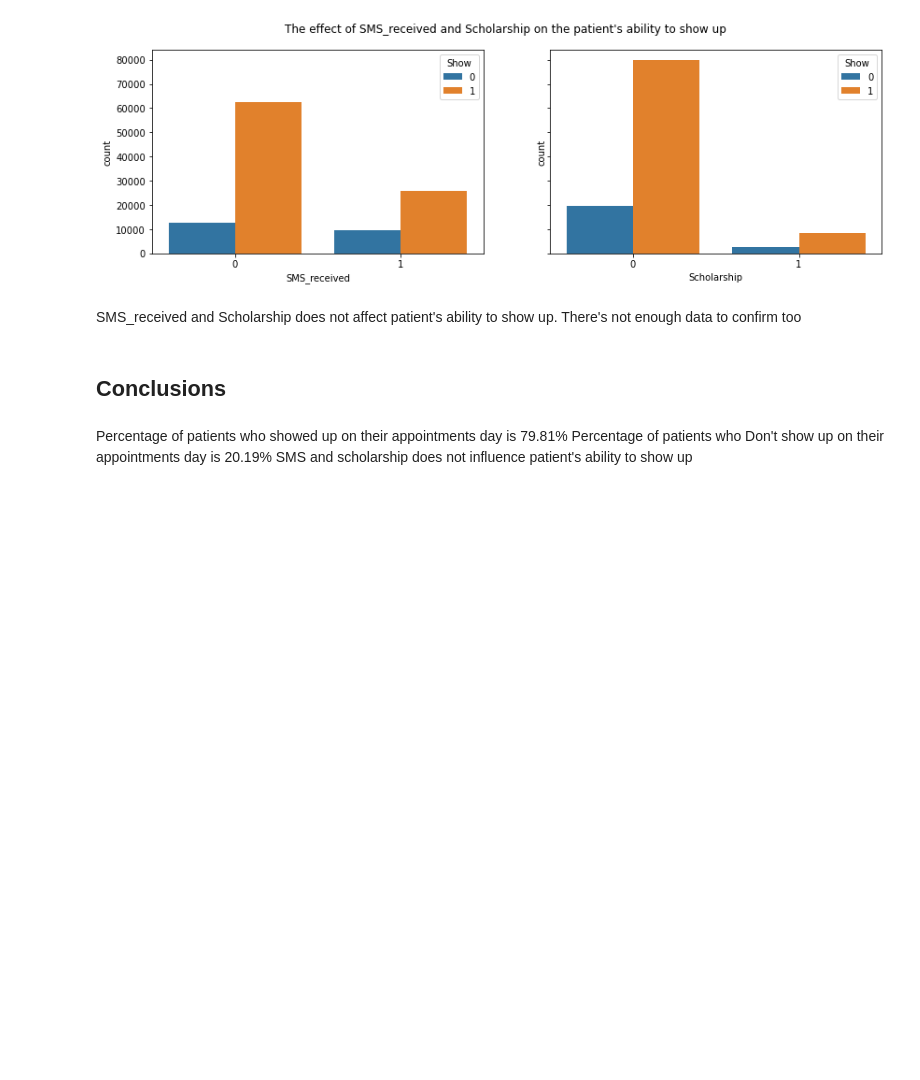
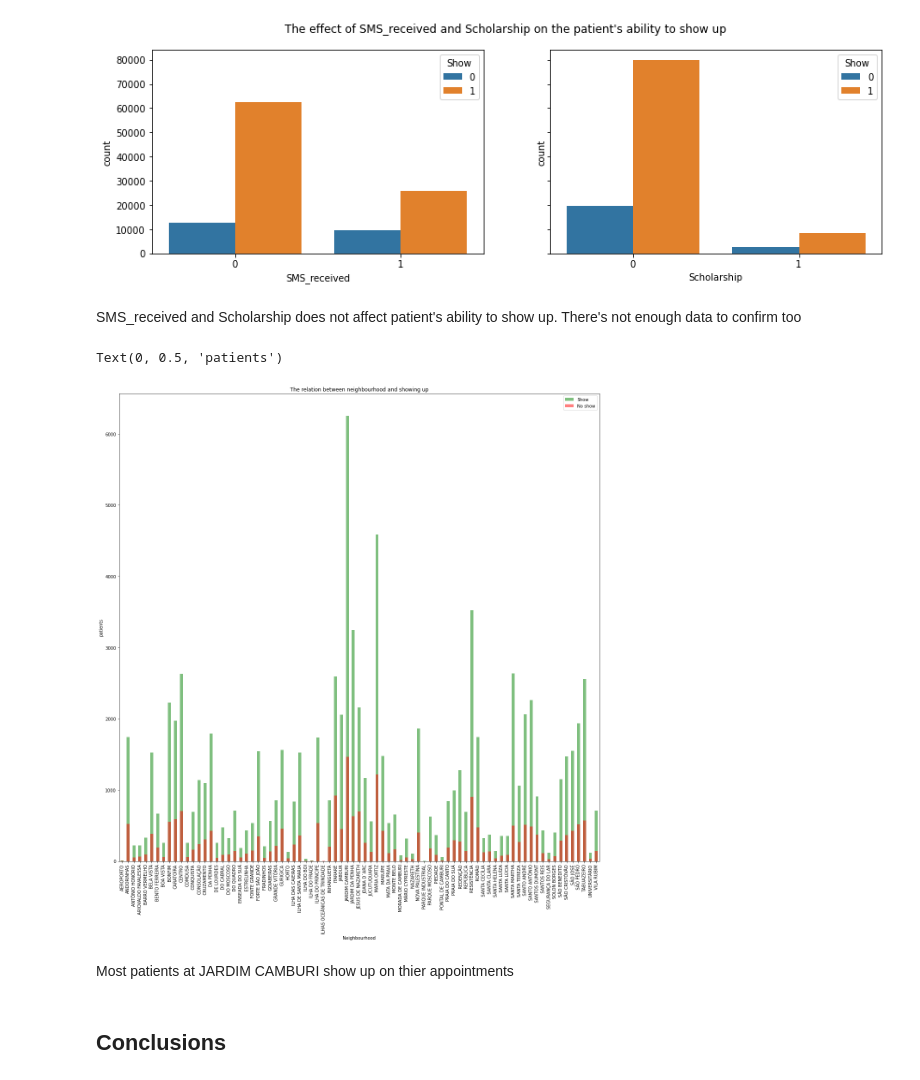
Before and after one commit to johnkdunyo/ALX-Udacity_Data-Analysis, a Jupyter notebook: Project 1/investigate-a-dataset-template.ipynb, the cells around one changed output. Cells and saved outputs as stored; diff of their text form; code cells hidden in the pictures; blank space fills up the shorter version.

```diff
--- a/Project 1/investigate-a-dataset-template.ipynb
+++ b/Project 1/investigate-a-dataset-template.ipynb
@@ -98,8 +103,8 @@ df_cleaned.head()
 | 4 | F | 2016-04-29T16:07:23Z | 2016-04-29T00:00:00Z | 56 | JARDIM DA PENHA | 0 | 1 | 1 | ... |
 # %%
 # then, we change ScheduledDay and AppointmentDay columns from type object to datetime
-df_cleaned['ScheduledDay'] = pd.to_datetime(df_cleaned['ScheduledDay'])
-df_cleaned['AppointmentDay'] = pd.to_datetime(df_cleaned['AppointmentDay'])
+# we make use of the custom 'column_to_datetime; function we defined above
+column_to_datetime(df_cleaned, ['ScheduledDay','AppointmentDay'])
 df_cleaned.info()
 # %% [output]
 <class 'pandas.core.frame.DataFrame'>
@@ -198,7 +205,19 @@ SMS_received and Scholarship does not affect patient's ability to show up. There
+# %%
+#size of plot
+plt.figure(figsize=[20,20])
+#Determine the desired part
+e = df_cleaned.groupby(['Neighbourhood','Show']).size().unstack()
+e[1].plot(kind='bar' , alpha=.5 , color = 'green' , label= 'Show')
+e[0].plot(kind='bar' , alpha=.5 , color = 'red' , label= 'No show')
+plt.legend()
+plt.title("The relation between neighbourhood and showing up")
+plt.xlabel("Neighbourhood")
+plt.ylabel("patients")
+# %% [output]
+Text(0, 0.5, 'patients')
+[figure, added]
+# %% [markdown]
+Most patients at JARDIM CAMBURI show up on thier appointments
 # %% [markdown]
 <a id='conclusions'></a>
 ## Conclusions
-# %% [markdown]
-Percentage of patients who showed up on their appointments day is 79.81%
-Percentage of patients who Don't show up on their appointments day is 20.19%
-SMS and scholarship does not influence patient's ability to show up
```
Also changed, not shown: parts of 5 cells of this notebook, 26 other files.
